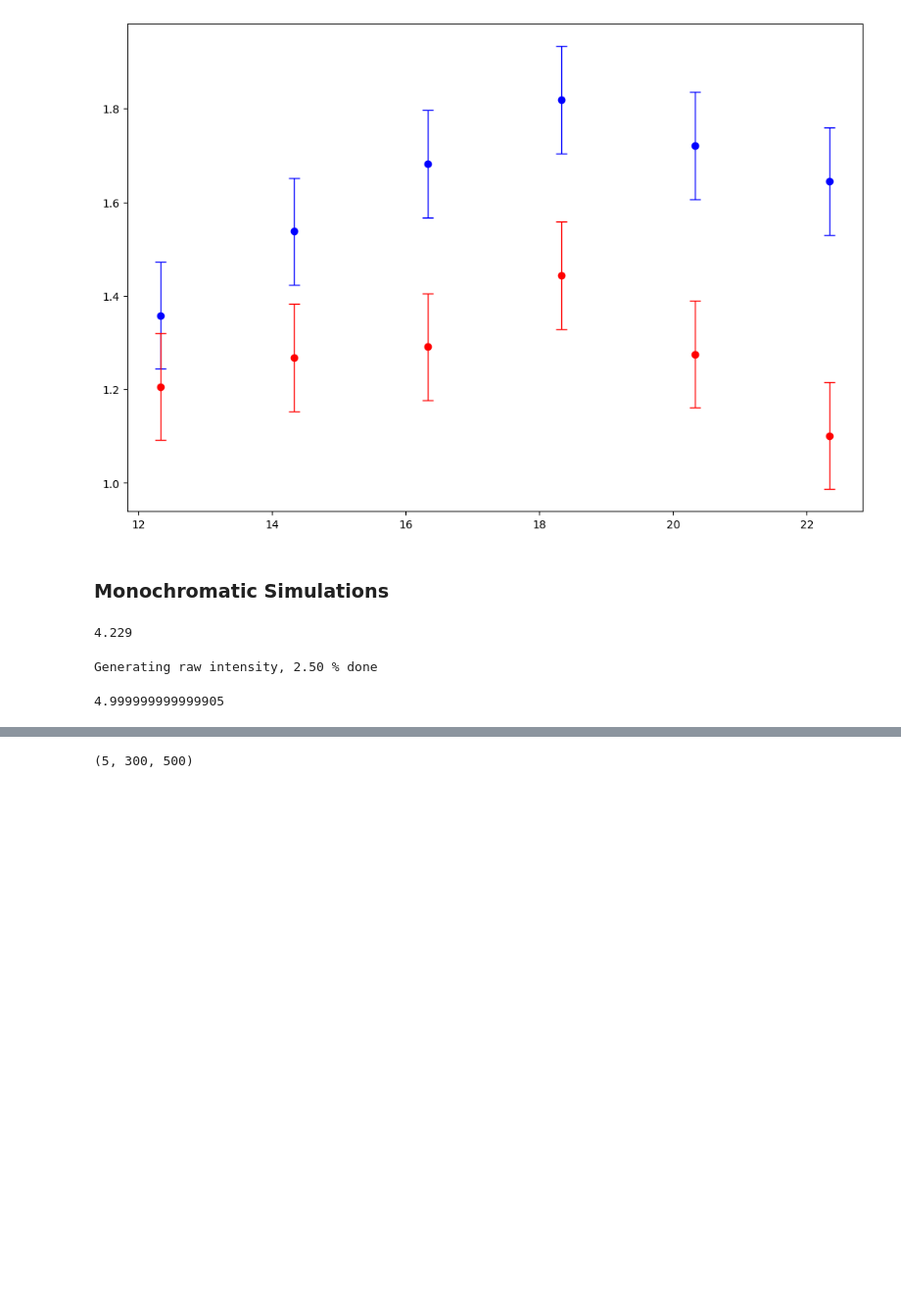
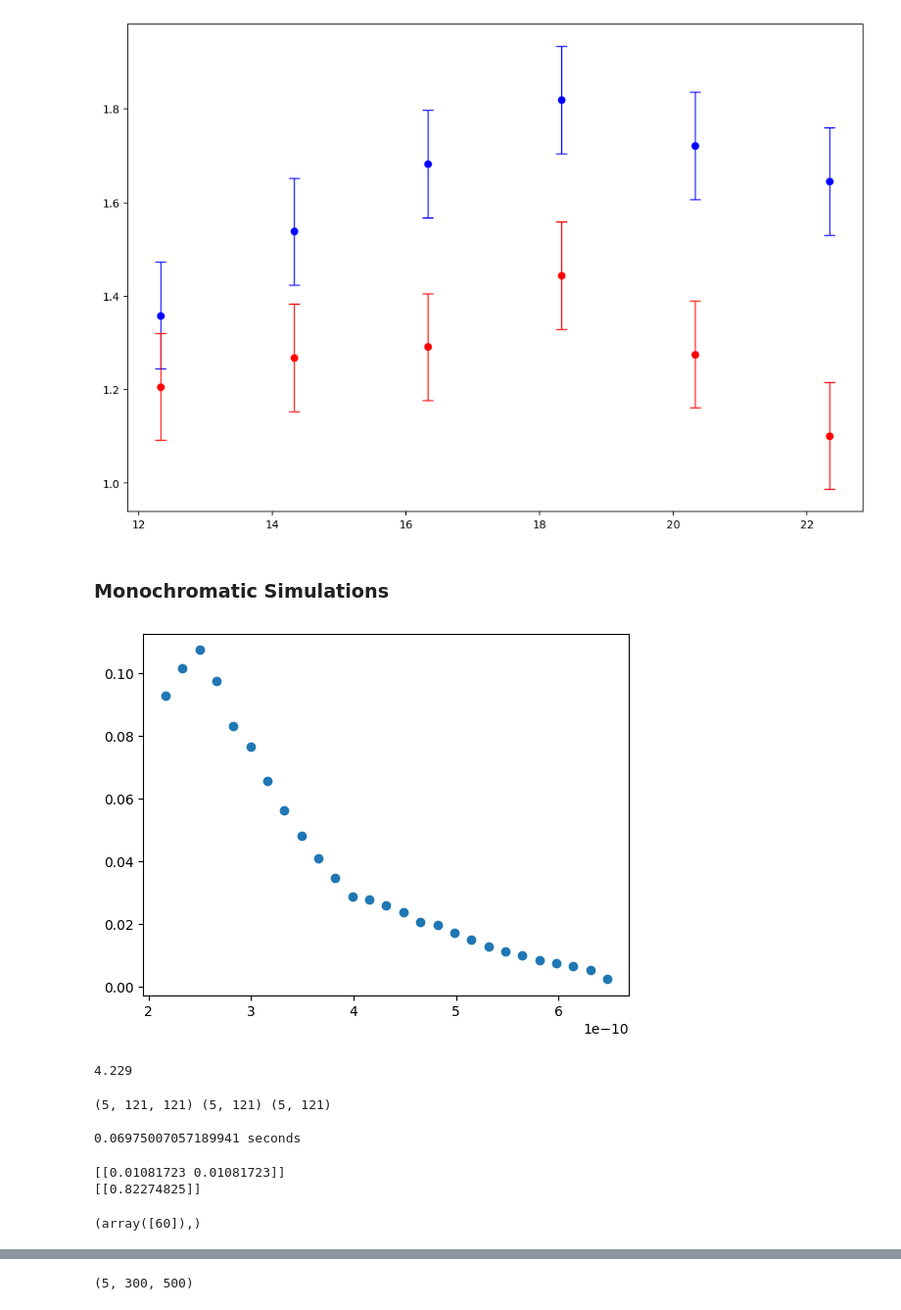
Before and after one commit to G4byte/NPGMI-src, a Jupyter notebook: Simulations and Plots/JPARC/2D Gratings/JPARC 2D experiment.ipynb, the cells around one changed output, grey strips where cells are left out. Shown at 98% size. Cells and saved outputs as stored; diff of their text form; code cells hidden in the pictures; blank space fills up the shorter version.

Commit message:
Finished 2D simulated momentum space distribution figure

```diff
--- a/Simulations and Plots/JPARC/2D Gratings/JPARC 2D experiment.ipynb
+++ b/Simulations and Plots/JPARC/2D Gratings/JPARC 2D experiment.ipynb
@@ -828,19 +828,21 @@ NameError: name 'sim2d' is not defined
 # %%
 TOF, TOFcounts = np.array(pd.read_excel("neutronTOF_run19771.xlsx", usecols = (2,3),skiprows = (0,1))).T
 TOF, TOFcounts = TOF[119::10][1:], TOFcounts[119::10][1:]
 
 TOF *= 1e-3
 TOFcountsarea = np.trapz(TOFcounts) # area under curve
 TOFcountsnormed = TOFcounts/TOFcountsarea # sum is 1
 
 TOF = TOF[TOFcountsnormed > 2e-4]
 jpplammono = TOFcountsnormed[TOFcountsnormed > 2e-4]
 # cuts out probabilities close to 0 (irrelevant)
 
 jplammono = TOFtolambda(TOF, planck_const, m_neu, detector_dist)
 
-# plt.plot(jplammono, jpplammono, "o")
-# plt.show()
+plt.plot(jplammono, jpplammono, "o")
+plt.show()
+# %% [output]
+[figure, added]
 # %%
 (271.8 + 151.1)*1e-2
 # %% [output]
@@ -911,13 +909,22 @@ t0 = time()
 sim2d = PGMI(simapts, siminit)
 sim2d.propagate_to("G1")
 sim2d.propagate_to("G2")
-sim2d.intensity_fit("G2")
-# sim2d.generate_after("G2")
+sim2d.generate_after("G2")
 
 print(time() - t0, "seconds")
 # %% [output]
-Generating raw intensity, 2.50 % done
+(5, 121, 121) (5, 121) (5, 121)
+
+0.06975007057189941 seconds
-# %%
-slity_uncertainty*1e6
-# %% [output]
-4.999999999999905
+# %%
+condx = np.where(np.isclose(np.abs(kx), kx_moire))
+condy = np.where(np.isclose(np.abs(ky), ky_moire))
+cond_0 = np.where(np.isclose(kx,0))
+print(np.abs(a)[condx,condy])
+print(np.abs(a)[cond_0,cond_0])
+
+cond_0
+# %% [output]
+[[0.01081723 0.01081723]]
+[[0.82274825]]
+(array([60]),)
```
Also changed, not shown: parts of 7 cells of this notebook, 2 other files.
